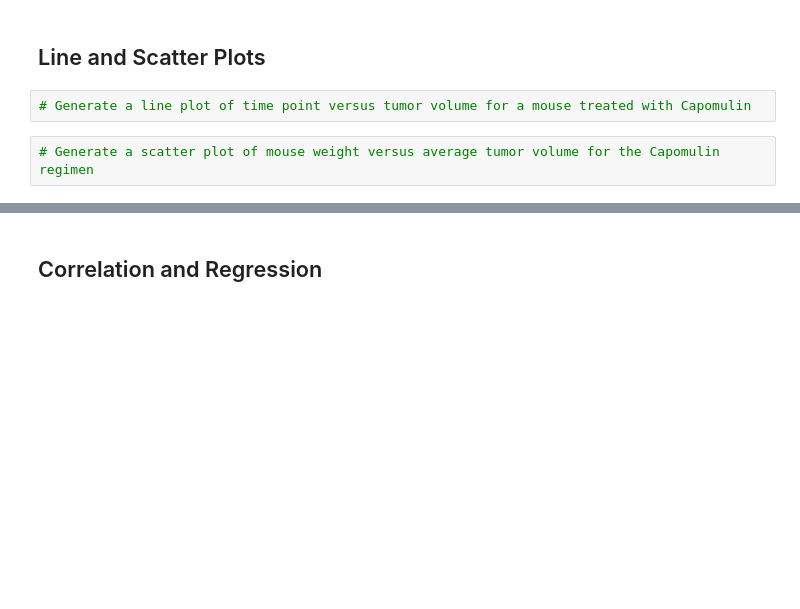
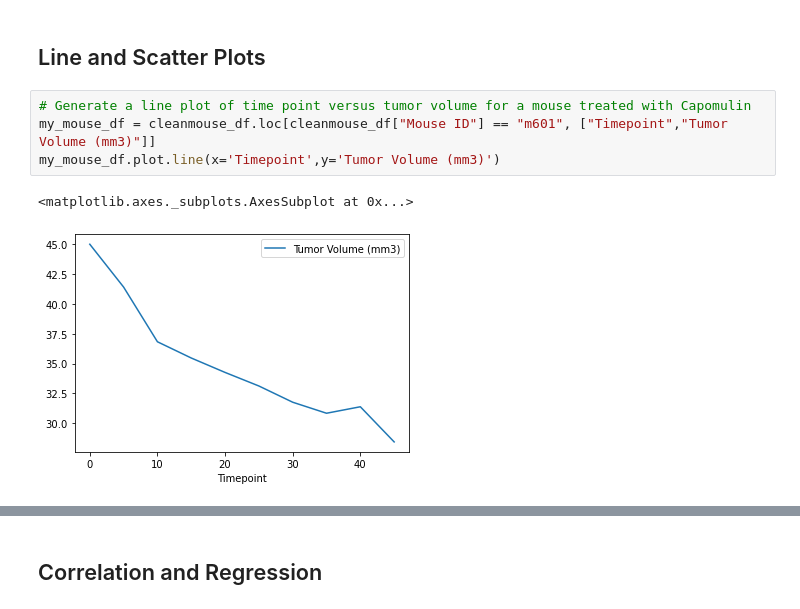
Before and after one commit to loucksjohn/matplotlib_homework, a Jupyter notebook: Pymaceuticals/pymaceuticals_starter.ipynb, the cells around one changed output, grey strips where cells are left out. Saved outputs shown, nothing was run; the diff lists cells and outputs as text; blank space fills up the shorter version.

```diff
--- a/Pymaceuticals/pymaceuticals_starter.ipynb
+++ b/Pymaceuticals/pymaceuticals_starter.ipynb
@@ -180,5 +218,8 @@ tumor_vol_data = []
 ## Line and Scatter Plots
 # %%
 # Generate a line plot of time point versus tumor volume for a mouse treated with Capomulin
+my_mouse_df = cleanmouse_df.loc[cleanmouse_df["Mouse ID"] == "m601", ["Timepoint","Tumor Volume (mm3)"]]
+my_mouse_df.plot.line(x='Timepoint',y='Tumor Volume (mm3)')
+# %% [output]
+<matplotlib.axes._subplots.AxesSubplot at 0x...>
+[figure, added]
-# %%
-# Generate a scatter plot of mouse weight versus average tumor volume for the Capomulin regimen
```
Also changed, not shown: parts of 7 cells of this notebook.
